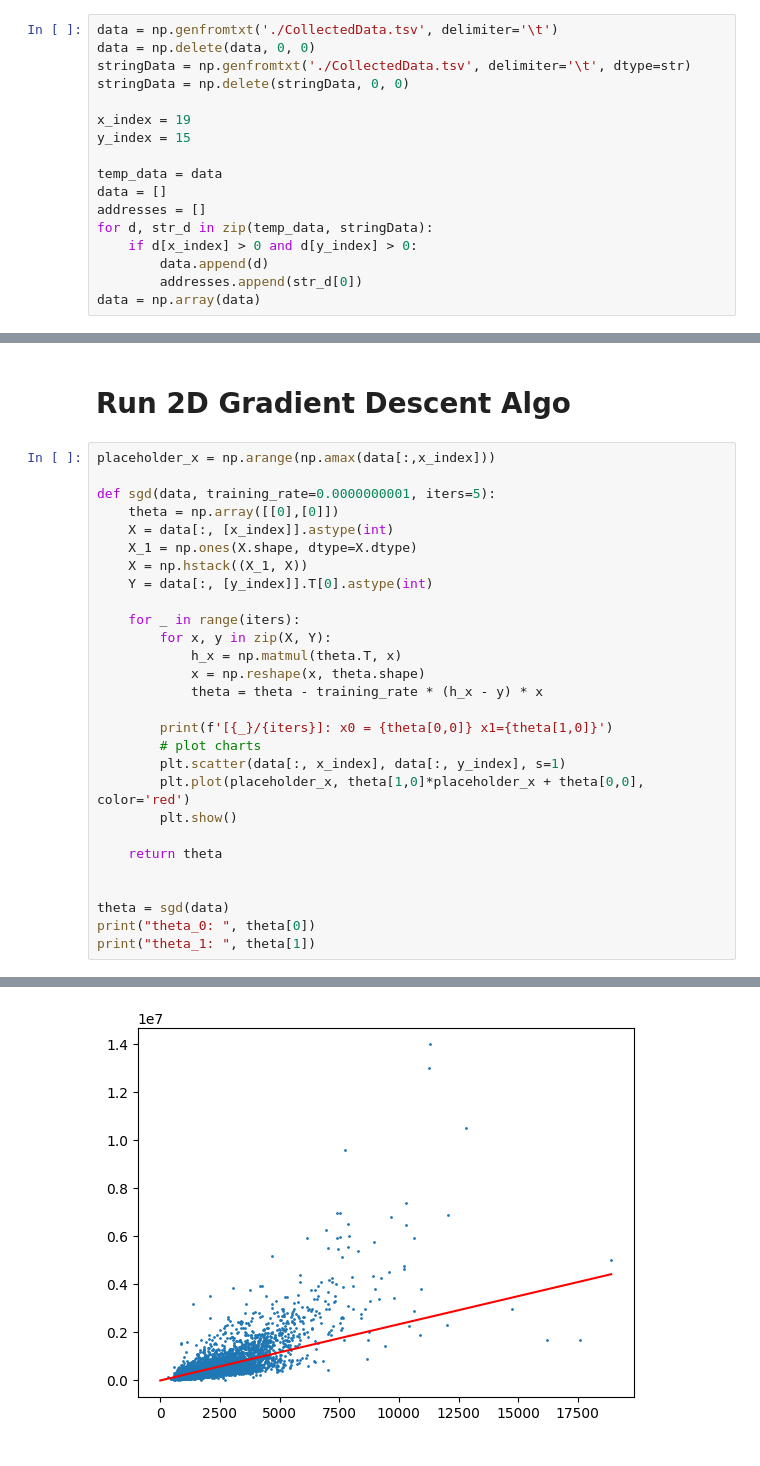
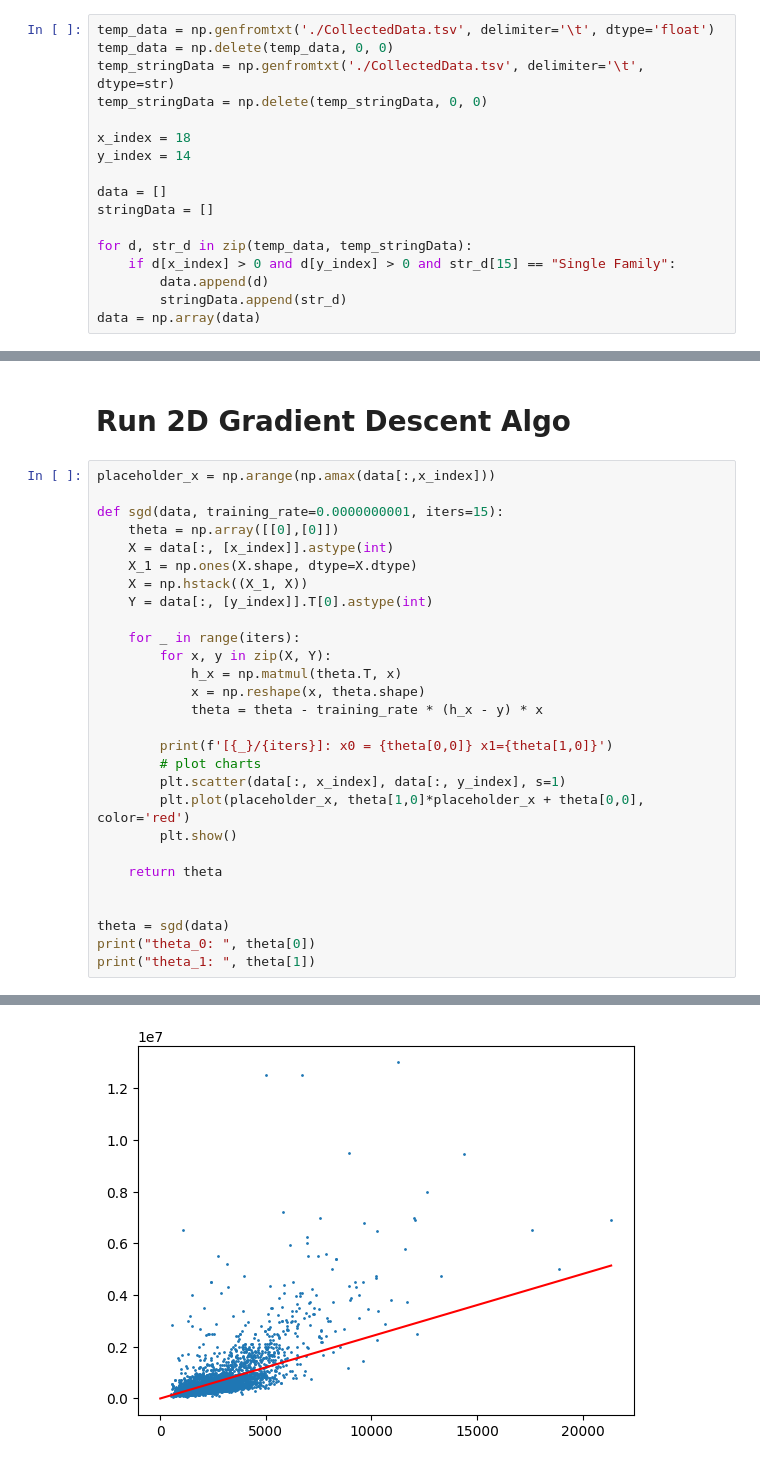
Before and after one commit to tugonbob/Stanford-CS229-Andrew-Ng, a Jupyter notebook: gradientDescent.ipynb, the cells around one changed output, grey strips where cells are left out. Saved outputs shown, nothing was run; the diff lists cells and outputs as text.

Commit message:
Finally figured out Realty Mole api, and collected data correctly

```diff
--- a/gradientDescent.ipynb
+++ b/gradientDescent.ipynb
@@ -11,21 +11,21 @@ import pandas as pd
 # %% [markdown]
 # Parse Dataset
 # %%
-data = np.genfromtxt('./CollectedData.tsv', delimiter='\t')
-data = np.delete(data, 0, 0)
-stringData = np.genfromtxt('./CollectedData.tsv', delimiter='\t', dtype=str)
-stringData = np.delete(stringData, 0, 0)
+temp_data = np.genfromtxt('./CollectedData.tsv', delimiter='\t', dtype='float')
+temp_data = np.delete(temp_data, 0, 0)
+temp_stringData = np.genfromtxt('./CollectedData.tsv', delimiter='\t', dtype=str)
+temp_stringData = np.delete(temp_stringData, 0, 0)
 
-x_index = 19
-y_index = 15
+x_index = 18
+y_index = 14
 
-temp_data = data
 data = []
-addresses = []
-for d, str_d in zip(temp_data, stringData):
-    if d[x_index] > 0 and d[y_index] > 0:
+stringData = []
+
+for d, str_d in zip(temp_data, temp_stringData):
+    if d[x_index] > 0 and d[y_index] > 0 and str_d[15] == "Single Family":
         data.append(d)
-        addresses.append(str_d[0])
+        stringData.append(str_d)
 data = np.array(data)
 # %% [markdown]
 # Plot Sqft Area vs Price
@@ -39,7 +39,7 @@ plt.scatter(data[:, x_index], data[:, y_index], s=1)
 # %%
 placeholder_x = np.arange(np.amax(data[:,x_index]))
 
-def sgd(data, training_rate=0.0000000001, iters=5):
+def sgd(data, training_rate=0.0000000001, iters=15):
     theta = np.array([[0],[0]])
     X = data[:, [x_index]].astype(int)
     X_1 = np.ones(X.shape, dtype=X.dtype)
@@ -69 +69 @@ print("theta_1: ", theta[1])
-[figure, old version]
+[figure, new version]
```
Also changed, not shown: parts of 3 cells of this notebook, 5 other files.
